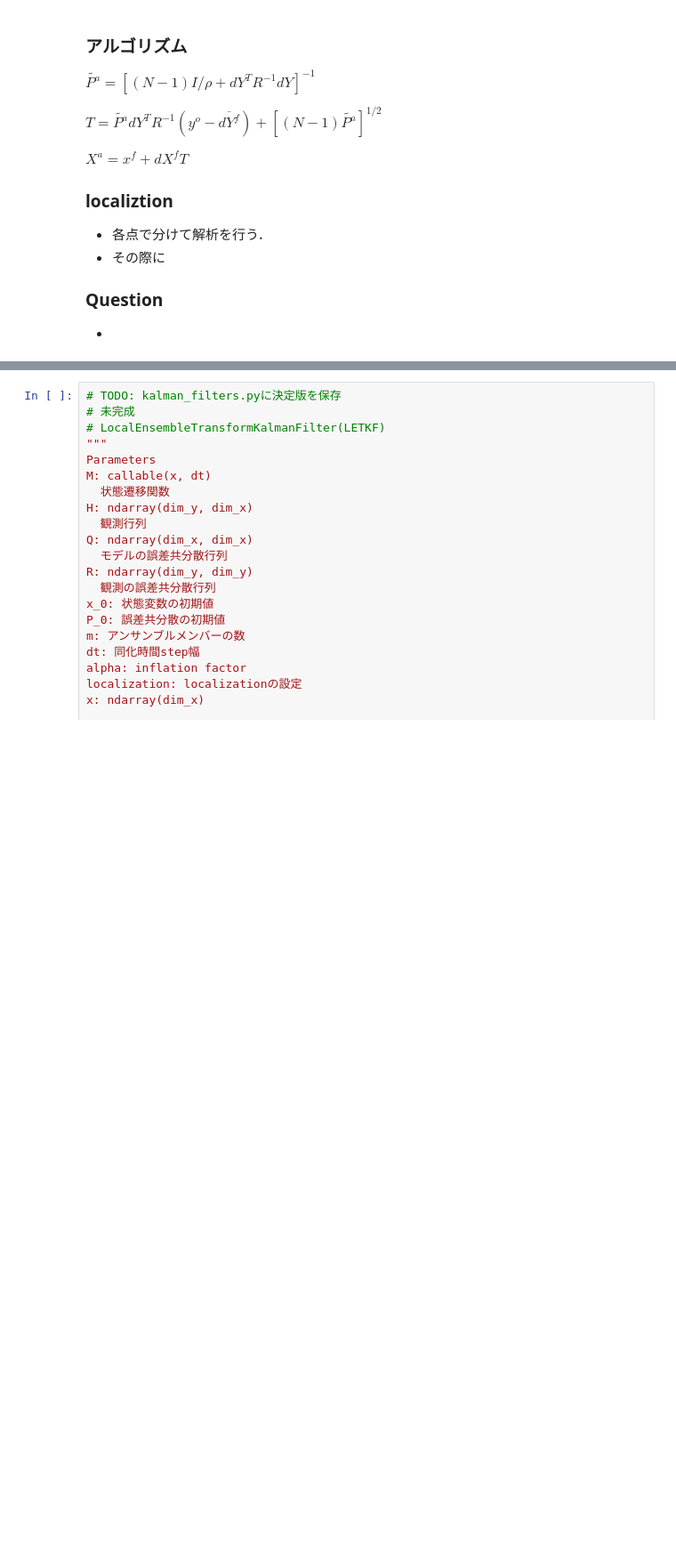
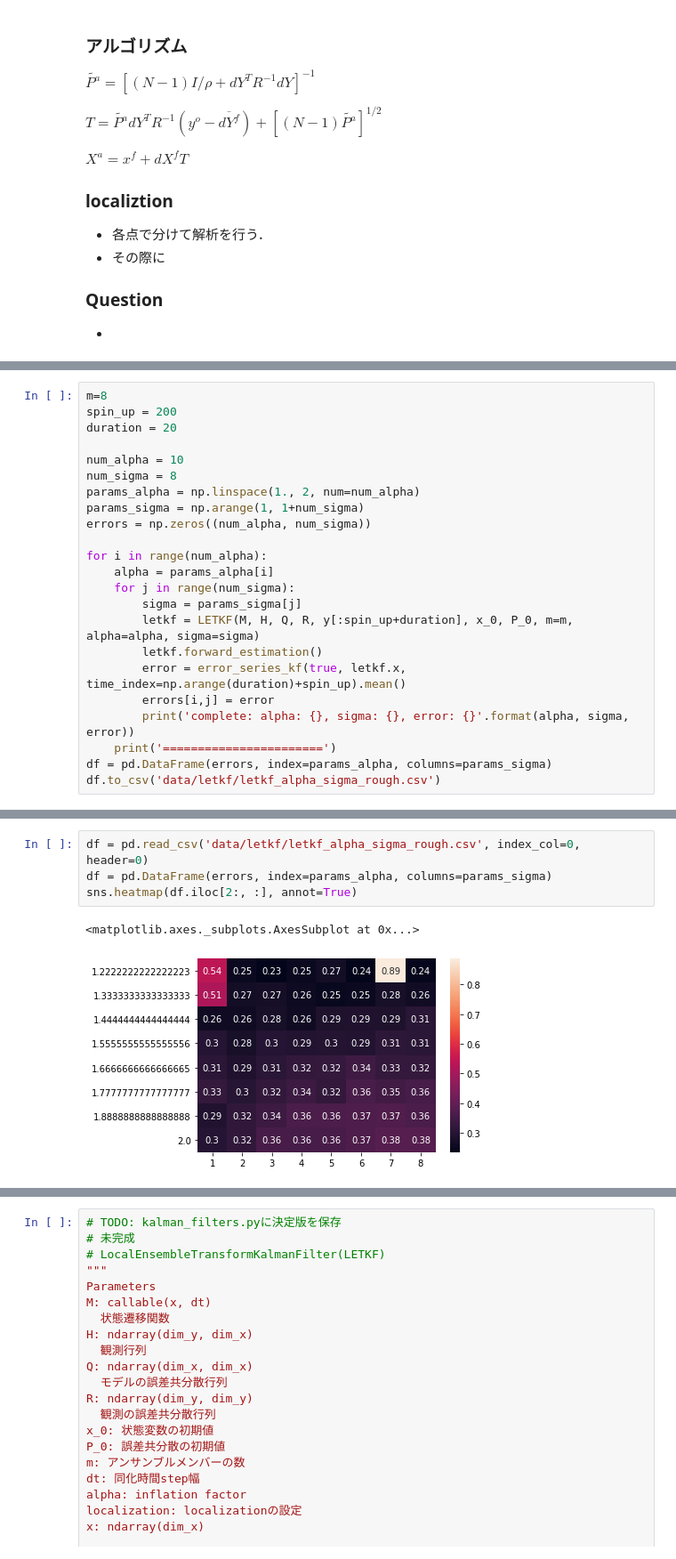
Before and after one commit to KotaTakeda/rccs_online_school, a Jupyter notebook: work_letkf.ipynb, the cells around one changed output, grey strips where cells are left out. Shown: that part at 89% size. Cells and saved outputs as stored; diff of their text form; blank space fills up the shorter version.

```diff
--- a/work_letkf.ipynb
+++ b/work_letkf.ipynb
@@ -177,0 +201,23 @@ estimate_error_with_params(true, [letkf.x], [m], 'm')
+# %%
+m=8
+spin_up = 200
+duration = 20
+
+num_alpha = 10
+num_sigma = 8
+params_alpha = np.linspace(1., 2, num=num_alpha)
+params_sigma = np.arange(1, 1+num_sigma)
+errors = np.zeros((num_alpha, num_sigma))
+
+for i in range(num_alpha):
+    alpha = params_alpha[i]
+    for j in range(num_sigma):
+        sigma = params_sigma[j]
+        letkf = LETKF(M, H, Q, R, y[:spin_up+duration], x_0, P_0, m=m, alpha=alpha, sigma=sigma)
+        letkf.forward_estimation()
+        error = error_series_kf(true, letkf.x, time_index=np.arange(duration)+spin_up).mean()
+        errors[i,j] = error
+        print('complete: alpha: {}, sigma: {}, error: {}'.format(alpha, sigma, error))
+    print('=======================')
+df = pd.DataFrame(errors, index=params_alpha, columns=params_sigma)
+df.to_csv('data/letkf/letkf_alpha_sigma_rough.csv')
@@ -177,0 +242,7 @@ estimate_error_with_params(true, [letkf.x], [m], 'm')
+# %%
+df = pd.read_csv('data/letkf/letkf_alpha_sigma_rough.csv', index_col=0, header=0)
+df = pd.DataFrame(errors, index=params_alpha, columns=params_sigma)
+sns.heatmap(df.iloc[2:, :], annot=True)
+# %% [output]
+<matplotlib.axes._subplots.AxesSubplot at 0x...>
+[figure, added]
```
Also changed, not shown: parts of 9 cells of this notebook, 1 other file.
